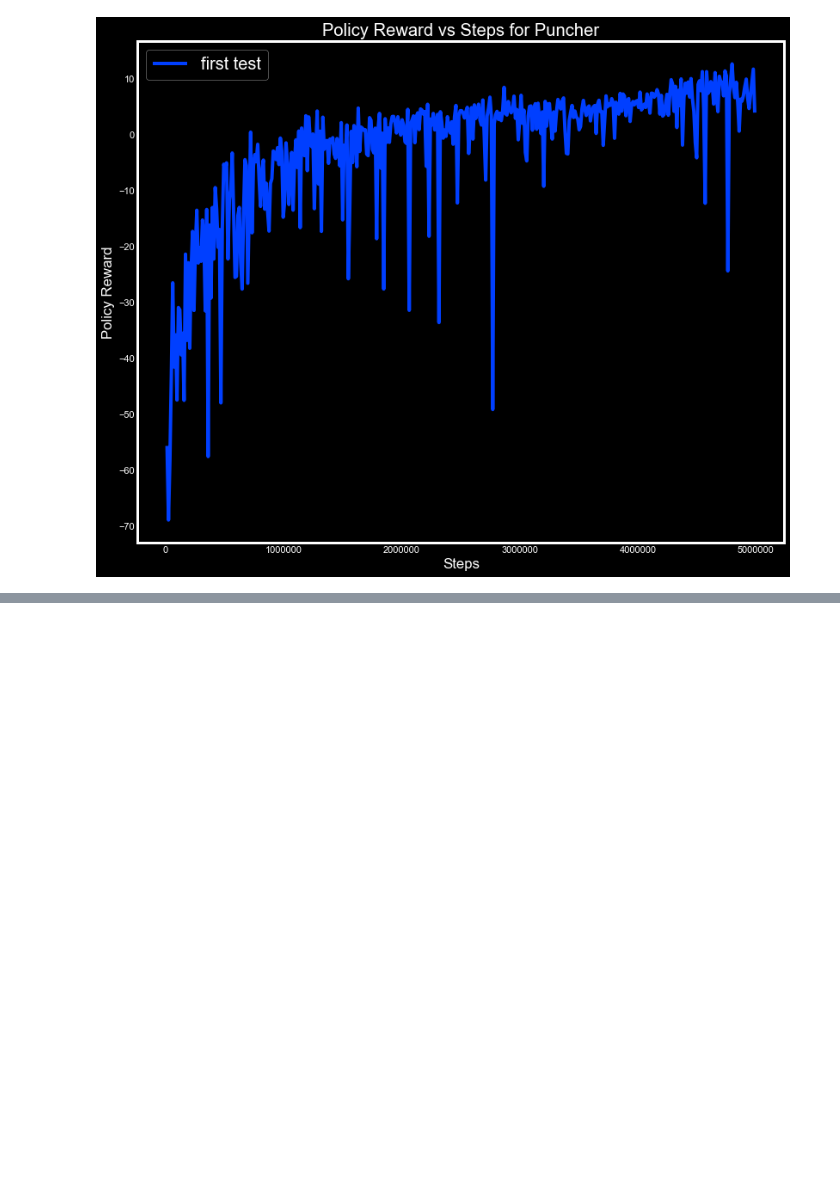
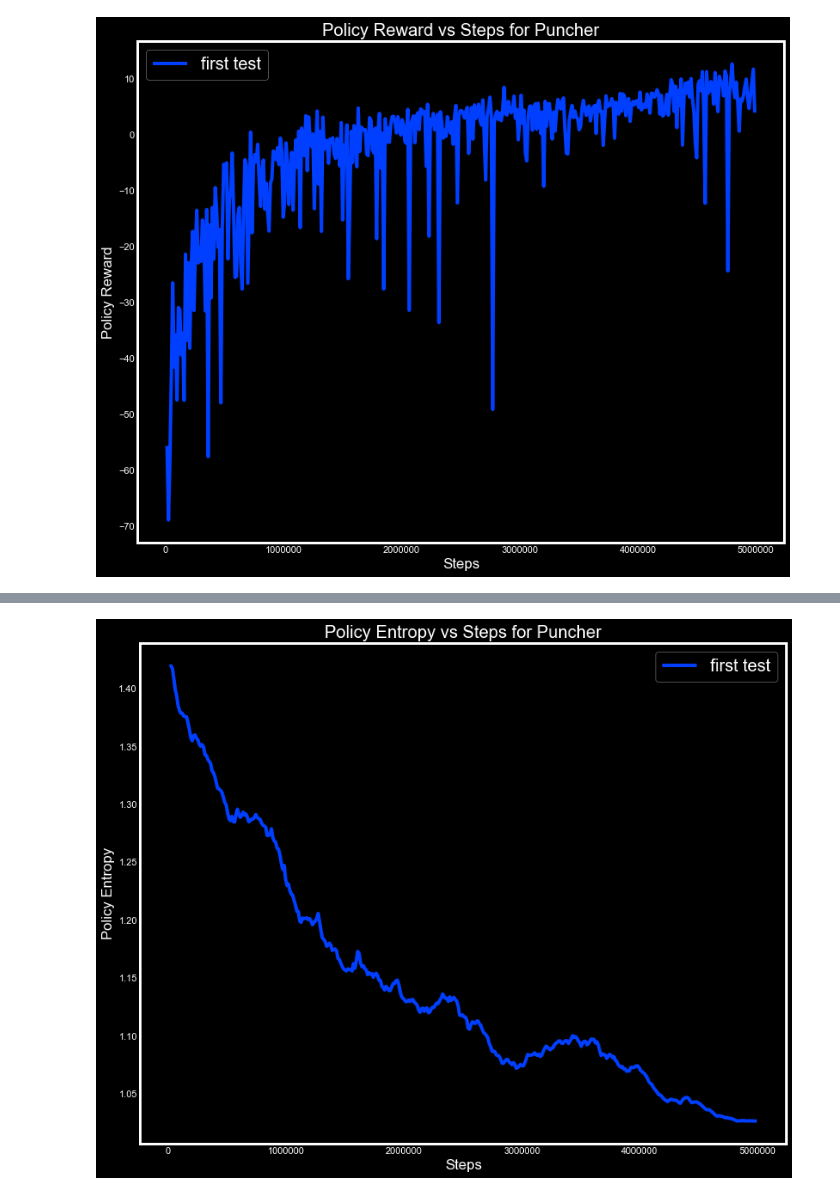
Before and after one commit to rasbot/9_to_5_Smash_It_AI, a Jupyter notebook: Data_Analysis.ipynb, the cells around one changed output, grey strips where cells are left out. Cells and saved outputs as stored; diff of their text form; code cells hidden in the pictures; blank space fills up the shorter version.

Commit message:
add entropy graph and extrinsic value estimate graph

```diff
--- a/Data_Analysis.ipynb
+++ b/Data_Analysis.ipynb
@@ -11,0 +9,2 @@ pd.set_option('display.width', None)
+# %%
+df = pd.read_csv('data/Puncher_Run2_Puncher.csv')
@@ -12,8 +20,8 @@ pd.set_option('display.width', None)
 # %%
-def get_reward_data(file_path):
+def get_reward_data(file_path, col1, col2):
     df = pd.read_csv(file_path)
     df = df.dropna(axis=0)
-    return df['Steps'], df['Policy/Extrinsic Reward']
+    return df[col1], df[col2]
 # %% [markdown]
 Puncher_Run2 rewards:
 
@@ -75,0 +91,13 @@ For
+# %%
+df1_x, df1_y = get_reward_data('data/Puncher_Run2_Puncher.csv', 'Steps', 'Policy/Entropy')
+fig, axs = plt.subplots(figsize=(12,10))
+axs.plot(df1_x, df1_y, label='first test')
+axs.grid(False)
+axs.legend(fontsize=20)
+axs.set_xlabel('Steps')
+axs.set_ylabel('Policy Entropy')
+axs.set_title('Policy Entropy vs Steps for Puncher')
+#plt.savefig('reward_2runs_trunc.png')
+plt.show()
+# %% [output]
+[figure, added]
```
Also changed, not shown: parts of 6 cells of this notebook.
